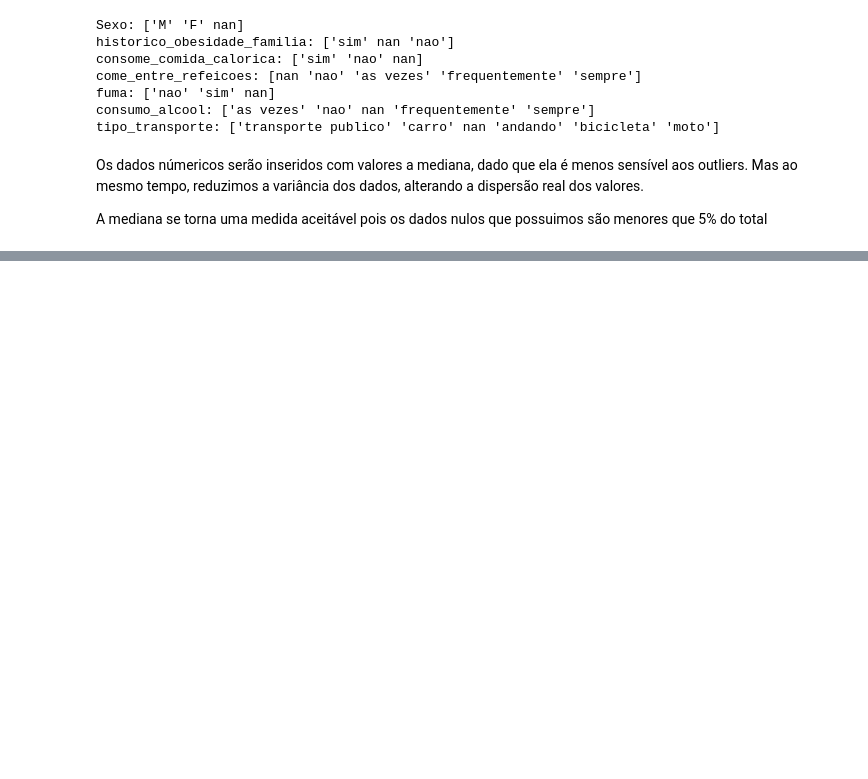
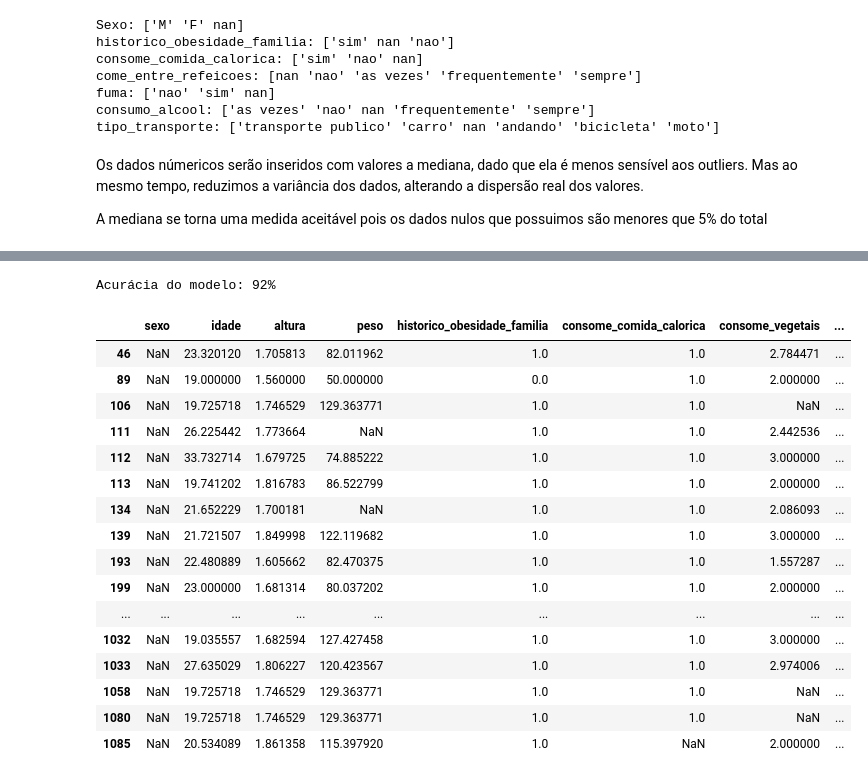
Before and after one commit to EvaristoGabriel/Mineiracao_Dados, a Jupyter notebook: main.ipynb, the cells around one changed output, grey strips where cells are left out. Drawn from its saved outputs; the diff is of its cells as text; code cells hidden in the pictures; blank space fills up the shorter version.

```diff
--- a/main.ipynb
+++ b/main.ipynb
@@ -136,0 +125,2 @@ Y = df['sexo']
+# %%
+df = pd.read_csv('trabalho2_dados_1.csv')
@@ -136,0 +136,55 @@ Y = df['sexo']
+# %%
+df_treino = df.copy()
+df_treino['sexo'] = df_treino['sexo'].map({'M':0,'F':1})
+df_treino['historico_obesidade_familia'] = df_treino['historico_obesidade_familia'].map({'sim':1,'nao':0})
+df_treino['consome_comida_calorica'] = df_treino['consome_comida_calorica'].map({'sim':1,'nao':0})
+df_treino['come_entre_refeicoes'] = df_treino['come_entre_refeicoes'].map({'sempre':1,'nao':0,'as vezes':2,'frequentemente':3})
+df_treino['fuma'] = df_treino['fuma'].map({'sim':1,'nao':0})
+df_treino['consumo_alcool'] = df_treino['consumo_alcool'].map({'sempre':1,'nao':0,'as vezes':2,'frequentemente':3})
+df_treino['tipo_transporte'] = df_treino['tipo_transporte'].map({'transporte publico':1,'carro':0,'andando':2,'moto':3,'bicicleta':4})
+
+numerical_columns = df_treino.copy()
+# Preenchendo os valores ausentes nas colunas numéricas com a mediana
+df_treino[numerical_columns.columns] = numerical_columns.fillna(numerical_columns.median())
+
+
+X = df_treino[['idade','altura','peso','historico_obesidade_familia','consome_comida_calorica','consome_vegetais','n_refeicoes','come_entre_refeicoes','fuma','consumo_diario_agua','frequencia_atividade_fisica','tempo_usando_eletronicos','consumo_alcool','tipo_transporte']]
+Y = df_treino['sexo']
+# %%
+# Separando os dados de teste
+X_train, X_test, y_train, y_test = train_test_split(X, Y, test_size=0.2, random_state=42)
+
+model = RandomForestClassifier(random_state=42)
+model.fit(X_train, y_train)
+
+y_pred = model.predict(X_test)
+accuracy = accuracy_score(y_test, y_pred)
+print(f'Acurácia do modelo: {accuracy*100:.0f}%')
+
+df_missing = df[df['sexo'].isna()]
+df_missing['historico_obesidade_familia'] = df_missing['historico_obesidade_familia'].map({'sim':1,'nao':0})
+df_missing['consome_comida_calorica'] = df_missing['consome_comida_calorica'].map({'sim':1,'nao':0})
+df_missing['come_entre_refeicoes'] = df_missing['come_entre_refeicoes'].map({'sempre':1,'nao':0,'as vezes':2,'frequentemente':3})
+df_missing['fuma'] = df_missing['fuma'].map({'sim':1,'nao':0})
+df_missing['consumo_alcool'] = df_missing['consumo_alcool'].map({'sempre':1,'nao':0,'as vezes':2,'frequentemente':3})
+df_missing['tipo_transporte'] = df_missing['tipo_transporte'].map({'transporte publico':1,'carro':0,'andando':2,'moto':3,'bicicleta':4})
+df_missing
+# %% [output]
+Acurácia do modelo: 92%
+|  | sexo | idade | altura | peso | historico_obesidade_familia | consome_comida_calorica | consome_vegetais | ... |
+| 46 | NaN | 23.320120 | 1.705813 | 82.011962 | 1.0 | 1.0 | 2.784471 | ... |
+| 89 | NaN | 19.000000 | 1.560000 | 50.000000 | 0.0 | 1.0 | 2.000000 | ... |
+| 106 | NaN | 19.725718 | 1.746529 | 129.363771 | 1.0 | 1.0 | NaN | ... |
+| 111 | NaN | 26.225442 | 1.773664 | NaN | 1.0 | 1.0 | 2.442536 | ... |
+| 112 | NaN | 33.732714 | 1.679725 | 74.885222 | 1.0 | 1.0 | 3.000000 | ... |
+| 113 | NaN | 19.741202 | 1.816783 | 86.522799 | 1.0 | 1.0 | 2.000000 | ... |
+| 134 | NaN | 21.652229 | 1.700181 | NaN | 1.0 | 1.0 | 2.086093 | ... |
+| 139 | NaN | 21.721507 | 1.849998 | 122.119682 | 1.0 | 1.0 | 3.000000 | ... |
+| 193 | NaN | 22.480889 | 1.605662 | 82.470375 | 1.0 | 1.0 | 1.557287 | ... |
+| 199 | NaN | 23.000000 | 1.681314 | 80.037202 | 1.0 | 1.0 | 2.000000 | ... |
+| ... | ... | ... | ... | ... | ... | ... | ... | ... |
+| 1032 | NaN | 19.035557 | 1.682594 | 127.427458 | 1.0 | 1.0 | 3.000000 | ... |
+| 1033 | NaN | 27.635029 | 1.806227 | 120.423567 | 1.0 | 1.0 | 2.974006 | ... |
+| 1058 | NaN | 19.725718 | 1.746529 | 129.363771 | 1.0 | 1.0 | NaN | ... |
+| 1080 | NaN | 19.725718 | 1.746529 | 129.363771 | 1.0 | 1.0 | NaN | ... |
+| 1085 | NaN | 20.534089 | 1.861358 | 115.397920 | 1.0 | NaN | 2.000000 | ... |
```
Also changed, not shown: parts of 13 cells of this notebook.
